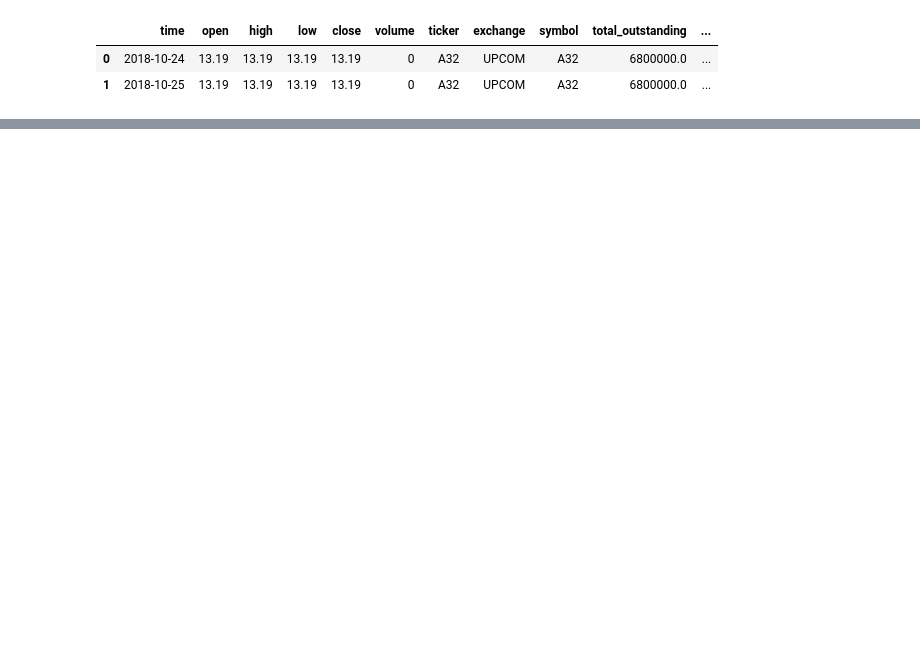
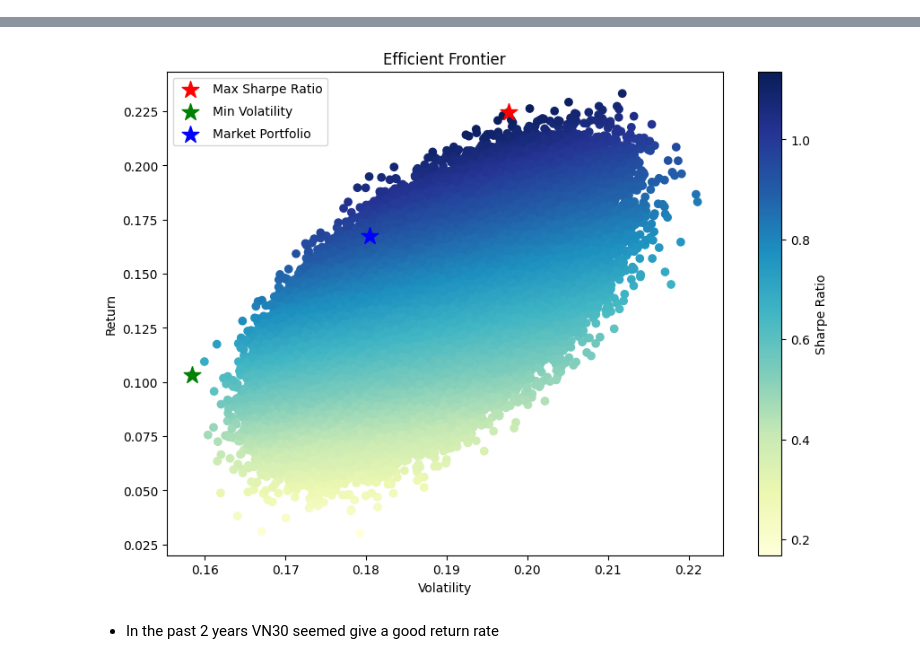
Before and after one commit to nguyentanquocbao/stock_quant, a Jupyter notebook: systemic and idiosyncratic.ipynb, the cells around one changed output, grey strips where cells are left out. Drawn from its saved outputs; the diff is of its cells as text; code cells hidden in the pictures; blank space fills up the shorter version.

Commit message:
Market Efficient Frontier

```diff
--- a/systemic and idiosyncratic.ipynb
+++ b/systemic and idiosyncratic.ipynb
@@ -5,3 +5,4 @@ with open(path_dictionary, "r") as a:
     name_dict = json.load(a)
 # %%
 stock_data = clean_daily_data(path_stock_data, path_ticker, name_dict)
+stock_data = stock_data[stock_data["type"] == "STOCK"]
@@ -19,6 +9,10 @@ df = stock_data.merge(market, how="left", on=["time", "exchange"])
-# %%
-df.head(2)
-# %% [output]
-|  | time | open | high | low | close | volume | ticker | exchange | symbol | total_outstanding | ... |
-| 0 | 2018-10-24 | 13.19 | 13.19 | 13.19 | 13.19 | 0 | A32 | UPCOM | A32 | 6800000.0 | ... |
-| 1 | 2018-10-25 | 13.19 | 13.19 | 13.19 | 13.19 | 0 | A32 | UPCOM | A32 | 6800000.0 | ... |
+# %%
+test = stock_data[stock_data["exchange"] == "HSX"][
+    ["time", "close", "ticker", "market_weight"]
+]
+# %%
+with open("./index.json", "r") as a:
+    index_l = json.load(a)
+# %%
+draw_EFT_with_market_portfolio(test, "time", -1, 500, index_l["VN30"])
+# %% [output]
@@ -24,0 +20,3 @@ df.head(2)
+[figure, added]
+# %% [markdown]
+* In the past 2 years VN30 seemed give a good return rate
```
Also changed, not shown: parts of 3 cells of this notebook, 2 other files.
